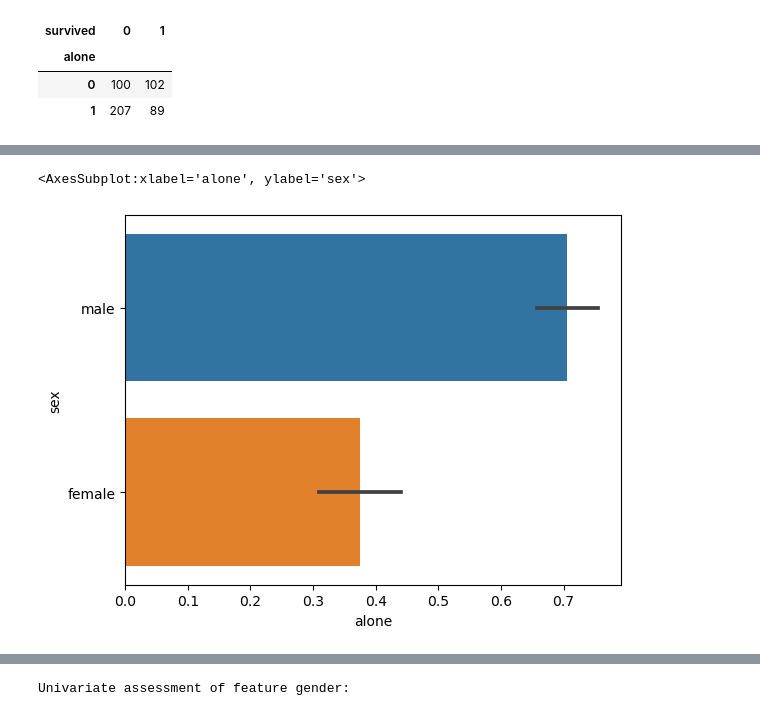
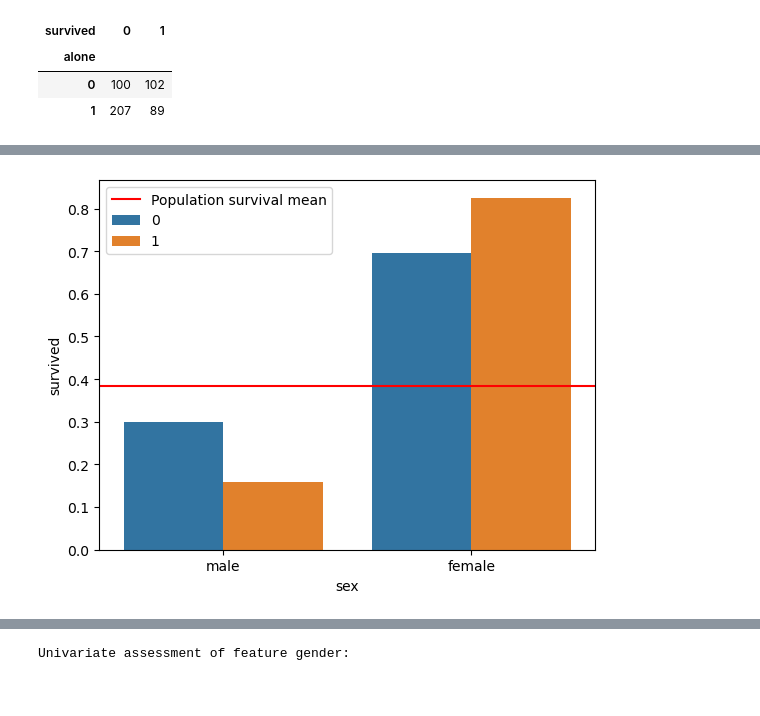
Before and after one commit to Adam-Harris87/classification-exercises, a Jupyter notebook: classification_exercises.ipynb, the cells around one changed output, grey strips where cells are left out. Drawn from its saved outputs; the diff is of its cells as text; code cells hidden in the pictures.

```diff
--- a/classification_exercises.ipynb
+++ b/classification_exercises.ipynb
@@ -1521,6 +1528,14 @@ Sufficient evidence to suggest there is a difference in survival rate
 # %%
-sns.barplot(data=train_titanic, x='alone', y='sex')
+sns.barplot(data=train_titanic,
+            x='sex',
+            y='survived',
+            hue='alone',
+            ci=False)
+plt.axhline(train_titanic['survived'].mean(),
+            label='Population survival mean',
+            color='red')
+plt.legend()
+plt.show()
 # %% [output]
-<AxesSubplot:xlabel='alone', ylabel='sex'>
-[figure, old version]
+[figure, new version]
 # %%
```
Also changed, not shown: parts of 23 cells of this notebook, 1 other file.
